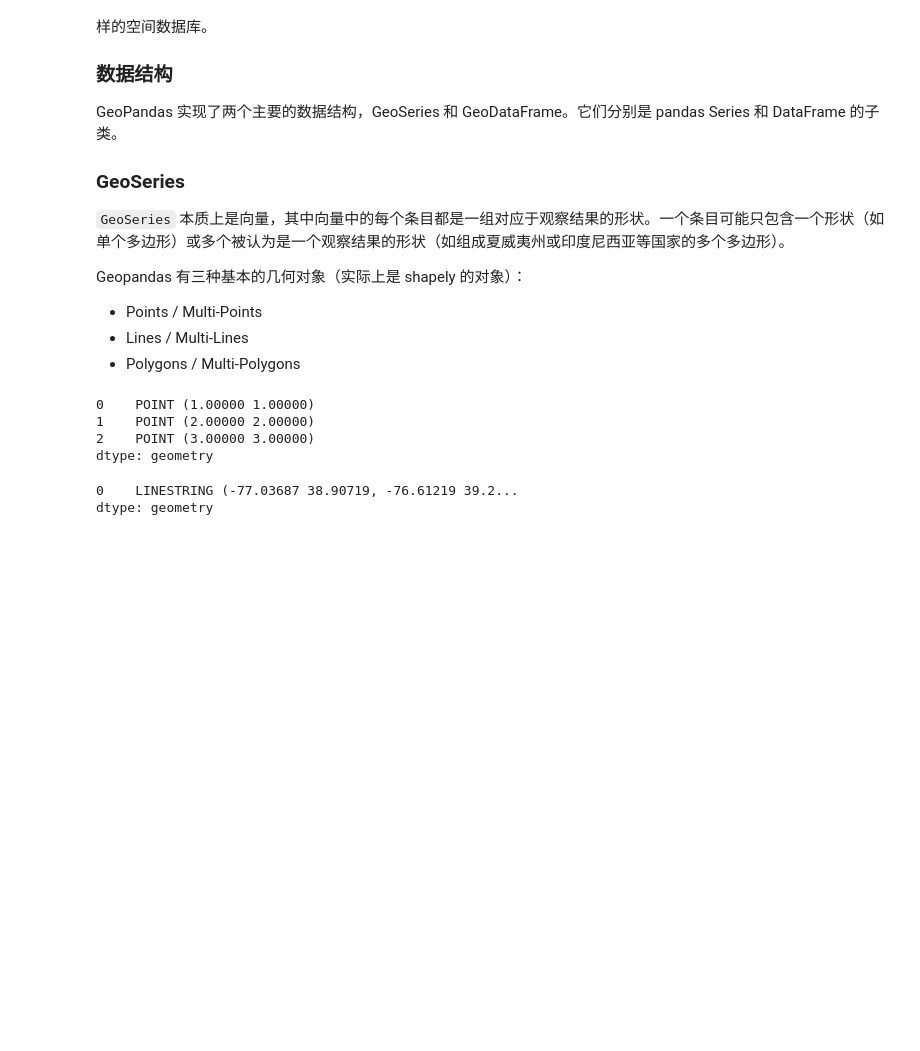
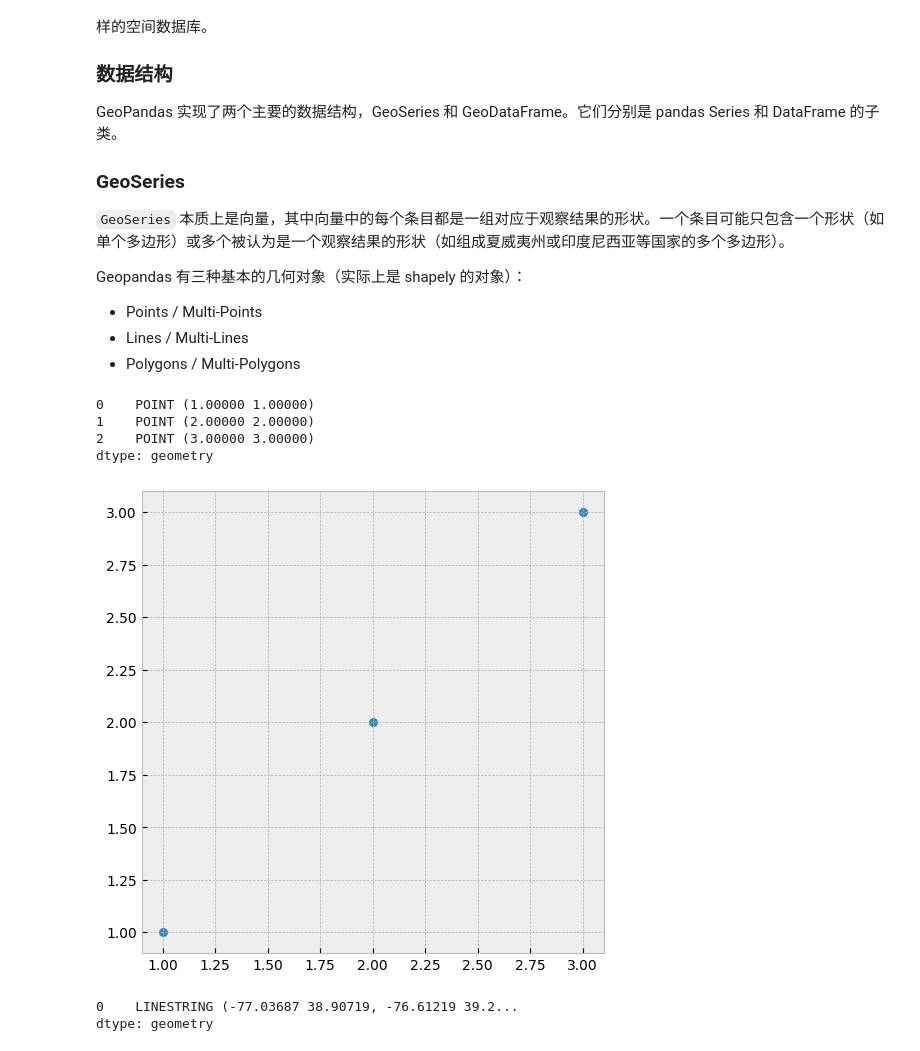
Before and after one commit to xinetzone/vision, a Jupyter notebook: doc/pygis/start/spatial-vector-data.ipynb, the cells around one changed output. Cells and saved outputs as stored; diff of their text form; code cells hidden in the pictures; blank space fills up the shorter version.

```diff
--- a/doc/pygis/start/spatial-vector-data.ipynb
+++ b/doc/pygis/start/spatial-vector-data.ipynb
@@ -21,12 +26,16 @@ Geopandas 有三种基本的几何对象（实际上是 shapely 的对象）：
 # %%
-import geopandas
 from shapely.geometry import Point
-s = geopandas.GeoSeries([Point(1, 1), Point(2, 2), Point(3, 3)])
+s = gpd.GeoSeries([Point(1, 1), Point(2, 2), Point(3, 3)])
 s
 # %% [output]
 0    POINT (1.00000 1.00000)
 1    POINT (2.00000 2.00000)
 2    POINT (3.00000 3.00000)
 dtype: geometry
+# %%
+fig, ax = plt.subplots(figsize=(12, 6))
+s.plot(ax=ax);
+# %% [output]
+[figure, added]
 # %%
 from shapely.geometry import LineString
```
Also changed, not shown: parts of 16 cells of this notebook, 12 other files.
